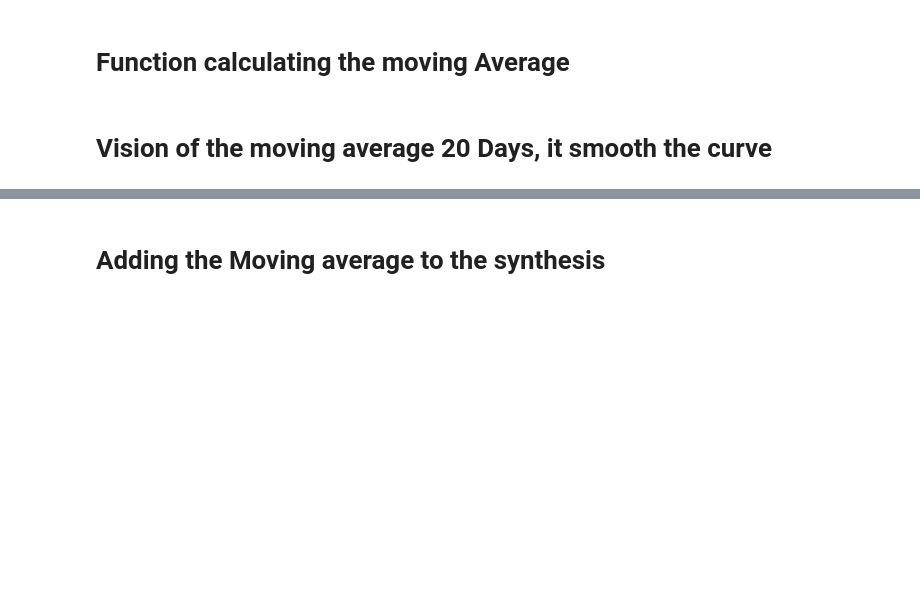
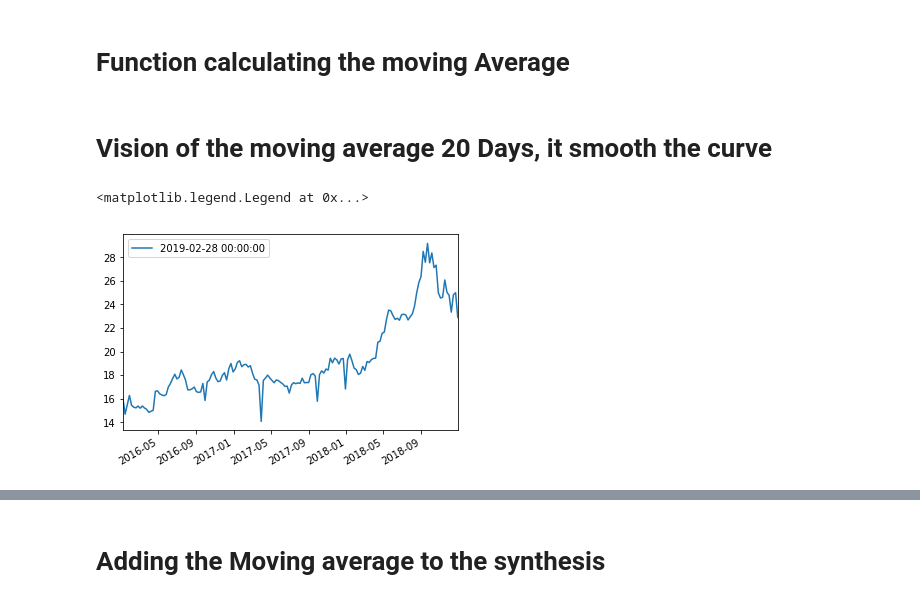
Before and after one commit to samyasma/GGP, a Jupyter notebook: Model_Monthly-absolute_Gas.ipynb, the cells around one changed output, grey strips where cells are left out. Cells and saved outputs as stored; diff of their text form; code cells hidden in the pictures; blank space fills up the shorter version.

```diff
--- a/Model_Monthly-absolute_Gas.ipynb
+++ b/Model_Monthly-absolute_Gas.ipynb
@@ -89,0 +93,6 @@ plt.legend()
+# %%
+gas.loc[pd.to_datetime('2019-02-28')].plot()
+plt.legend()
+# %% [output]
+<matplotlib.legend.Legend at 0x...>
+[figure, added]
```
Also changed, not shown: parts of 29 cells of this notebook, 1 other file.
